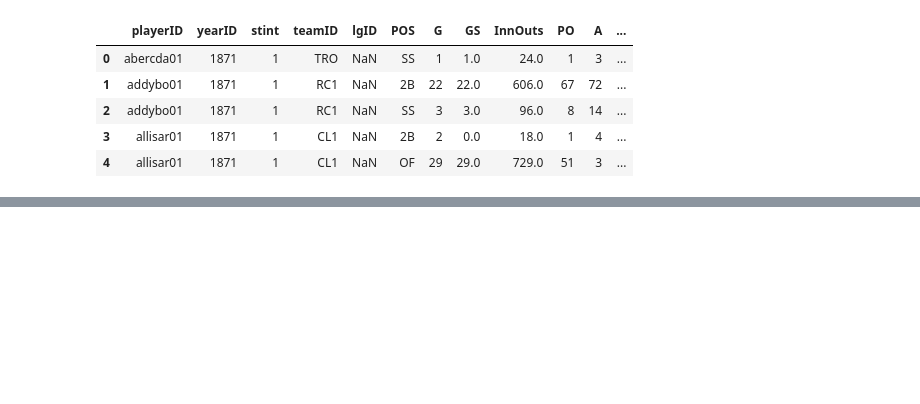
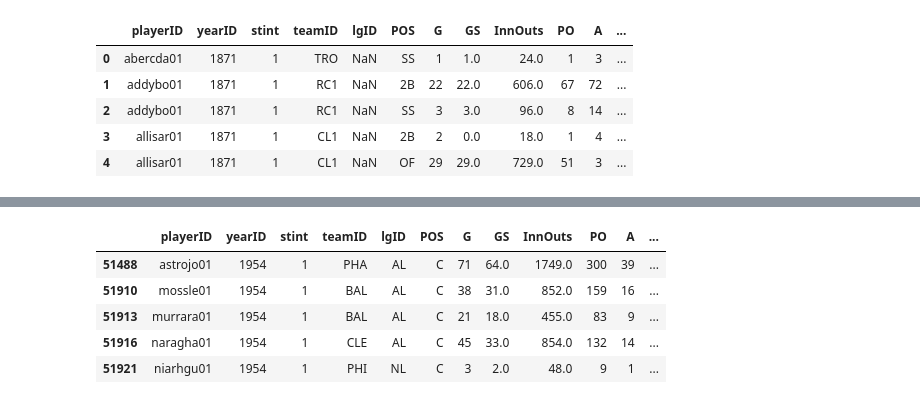
Before and after one commit to data301-2021-winter1/project-group37-project, a Jupyter notebook: notebooks/analysis2.ipynb, the cells around one changed output, grey strips where cells are left out. Cells and saved outputs as stored; diff of their text form; code cells hidden in the pictures; blank space fills up the shorter version.

```diff
--- a/notebooks/analysis2.ipynb
+++ b/notebooks/analysis2.ipynb
@@ -179,0 +186,3 @@ fielding1_clean.head()
+# %%
+fielding1 = pd.read_csv("../data/raw/fielding.csv")
+fielding1.head()
@@ -179,0 +196,13 @@ fielding1_clean.head()
+# %%
+fielding1_clean = (fielding1
+                .dropna(axis=0)
+                .sort_values(by = "yearID", ascending = True)
+               )
+fielding1_clean.head()
+# %% [output]
+|  | playerID | yearID | stint | teamID | lgID | POS | G | GS | InnOuts | PO | A | ... |
+| 51488 | astrojo01 | 1954 | 1 | PHA | AL | C | 71 | 64.0 | 1749.0 | 300 | 39 | ... |
+| 51910 | mossle01 | 1954 | 1 | BAL | AL | C | 38 | 31.0 | 852.0 | 159 | 16 | ... |
+| 51913 | murrara01 | 1954 | 1 | BAL | AL | C | 21 | 18.0 | 455.0 | 83 | 9 | ... |
+| 51916 | naragha01 | 1954 | 1 | CLE | AL | C | 45 | 33.0 | 854.0 | 132 | 14 | ... |
+| 51921 | niarhgu01 | 1954 | 1 | PHI | NL | C | 3 | 2.0 | 48.0 | 9 | 1 | ... |
```
Also changed, not shown: parts of 14 cells of this notebook.
